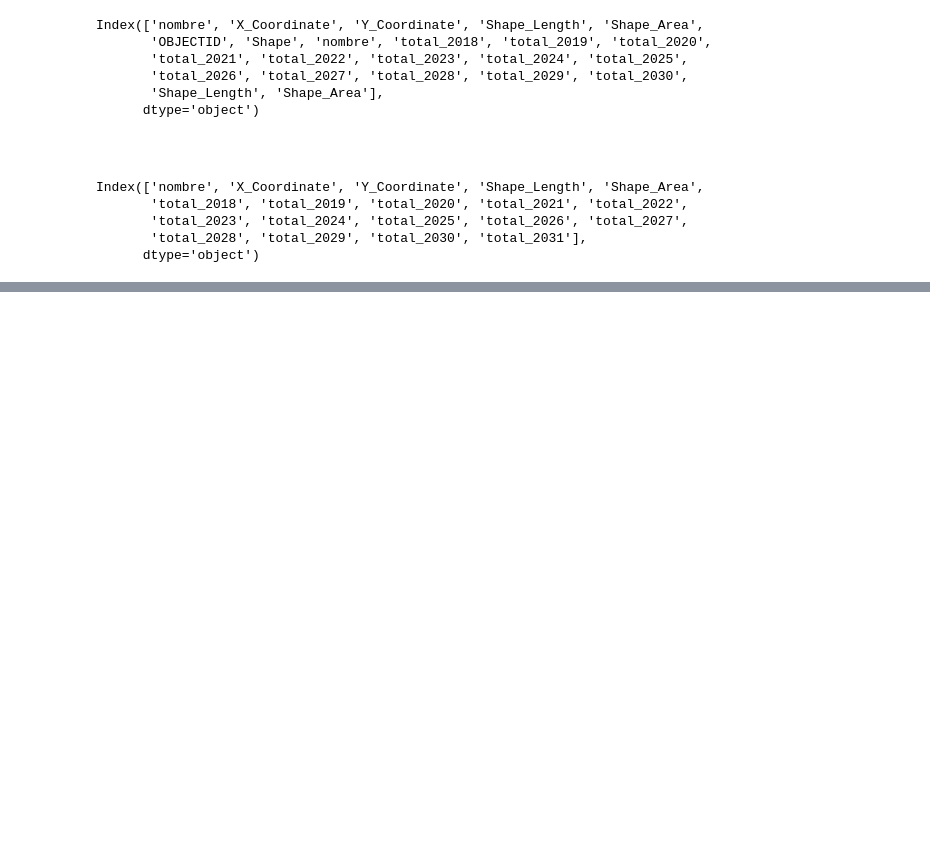
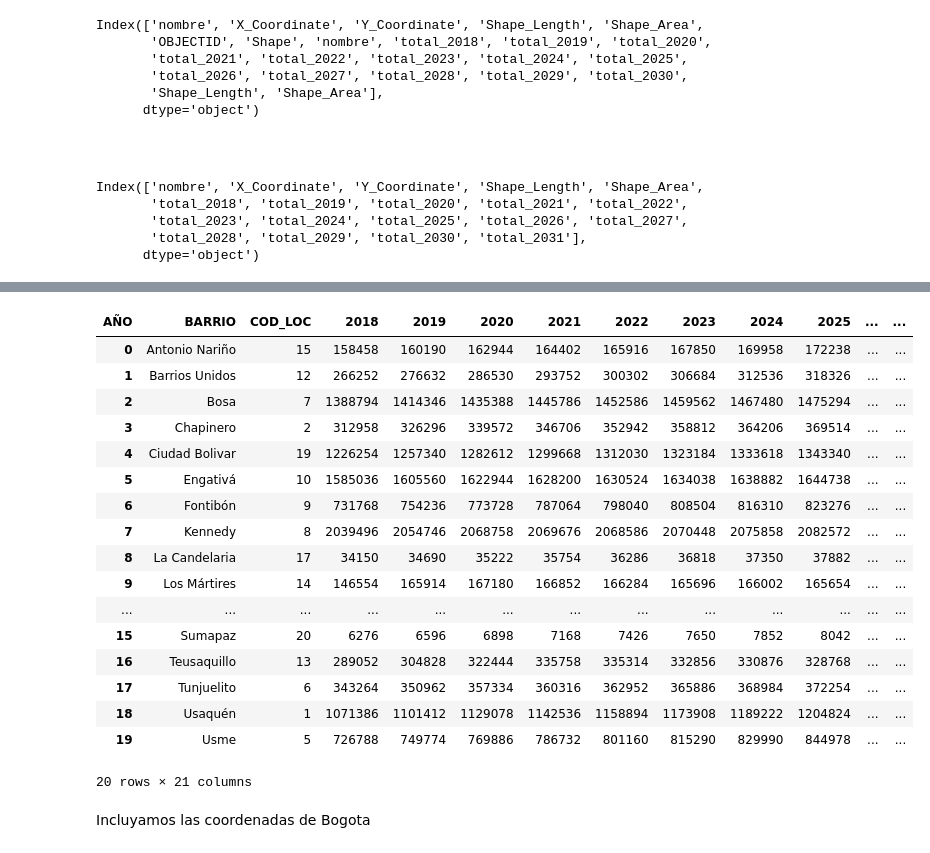
Before and after one commit to fundatosudea/material_20242, a Jupyter notebook: exploraciondatos/Lab02_exploracion.ipynb, the cells around one changed output, grey strips where cells are left out. Cells and saved outputs as stored; diff of their text form; code cells hidden in the pictures; blank space fills up the shorter version.

```diff
--- a/exploraciondatos/Lab02_exploracion.ipynb
+++ b/exploraciondatos/Lab02_exploracion.ipynb
@@ -68,0 +229,2 @@ df3_.to_csv("DatasetRaw/Lab02_poblacion_proyeccion_201.csv")
+# %%
+df_bogota=pd.read_excel("DatasetRaw/2Lab02_anexo-proyecciones-poblacion-bogota_UPZ-2018-2024.xlsx", skiprows=11)
@@ -68,0 +247,5 @@ df3_.to_csv("DatasetRaw/Lab02_poblacion_proyeccion_201.csv")
+# %%
+df_bogota = df_bogota.groupby(['NOM_LOC', 'AÑO']).agg({
+    'COD_LOC': 'first',  # Conservar el primer valor de COD_LOC por grupo
+    'TOTAL': 'sum'       # Sumar los valores de TOTAL por grupo
+}).reset_index()
@@ -68,0 +268,35 @@ df3_.to_csv("DatasetRaw/Lab02_poblacion_proyeccion_201.csv")
+# %%
+df_pivot = df_bogota.pivot_table(
+    index=['NOM_LOC', 'COD_LOC'],  # Las columnas que queremos mantener como índice (BARRIO y COD_LOC)
+    columns='AÑO',                 # Columna a pivotar (años)
+    values='TOTAL',                # Columna que contiene los valores (población total)
+    aggfunc='sum'                  # En caso de que haya duplicados, usar la suma (aunque debería ser único)
+).reset_index()
+
+# Renombrar la columna 'NOM_LOC' a 'BARRIO'
+df_pivot.rename(columns={'NOM_LOC': 'BARRIO'}, inplace=True)
+# %%
+df_pivot["Ciudad"]="Bogotá"
+# %%
+df_pivot
+# %% [output]
+| AÑO | BARRIO | COD_LOC | 2018 | 2019 | 2020 | 2021 | 2022 | 2023 | 2024 | 2025 | ... | ... |
+| 0 | Antonio Nariño | 15 | 158458 | 160190 | 162944 | 164402 | 165916 | 167850 | 169958 | 172238 | ... | ... |
+| 1 | Barrios Unidos | 12 | 266252 | 276632 | 286530 | 293752 | 300302 | 306684 | 312536 | 318326 | ... | ... |
+| 2 | Bosa | 7 | 1388794 | 1414346 | 1435388 | 1445786 | 1452586 | 1459562 | 1467480 | 1475294 | ... | ... |
+| 3 | Chapinero | 2 | 312958 | 326296 | 339572 | 346706 | 352942 | 358812 | 364206 | 369514 | ... | ... |
+| 4 | Ciudad Bolivar | 19 | 1226254 | 1257340 | 1282612 | 1299668 | 1312030 | 1323184 | 1333618 | 1343340 | ... | ... |
+| 5 | Engativá | 10 | 1585036 | 1605560 | 1622944 | 1628200 | 1630524 | 1634038 | 1638882 | 1644738 | ... | ... |
+| 6 | Fontibón | 9 | 731768 | 754236 | 773728 | 787064 | 798040 | 808504 | 816310 | 823276 | ... | ... |
+| 7 | Kennedy | 8 | 2039496 | 2054746 | 2068758 | 2069676 | 2068586 | 2070448 | 2075858 | 2082572 | ... | ... |
+| 8 | La Candelaria | 17 | 34150 | 34690 | 35222 | 35754 | 36286 | 36818 | 37350 | 37882 | ... | ... |
+| 9 | Los Mártires | 14 | 146554 | 165914 | 167180 | 166852 | 166284 | 165696 | 166002 | 165654 | ... | ... |
+| ... | ... | ... | ... | ... | ... | ... | ... | ... | ... | ... | ... | ... |
+| 15 | Sumapaz | 20 | 6276 | 6596 | 6898 | 7168 | 7426 | 7650 | 7852 | 8042 | ... | ... |
+| 16 | Teusaquillo | 13 | 289052 | 304828 | 322444 | 335758 | 335314 | 332856 | 330876 | 328768 | ... | ... |
+| 17 | Tunjuelito | 6 | 343264 | 350962 | 357334 | 360316 | 362952 | 365886 | 368984 | 372254 | ... | ... |
+| 18 | Usaquén | 1 | 1071386 | 1101412 | 1129078 | 1142536 | 1158894 | 1173908 | 1189222 | 1204824 | ... | ... |
+| 19 | Usme | 5 | 726788 | 749774 | 769886 | 786732 | 801160 | 815290 | 829990 | 844978 | ... | ... |
+20 rows × 21 columns
+# %% [markdown]
+Incluyamos las coordenadas de Bogota
```
Also changed, not shown: parts of 21 cells of this notebook, 12 other files.
